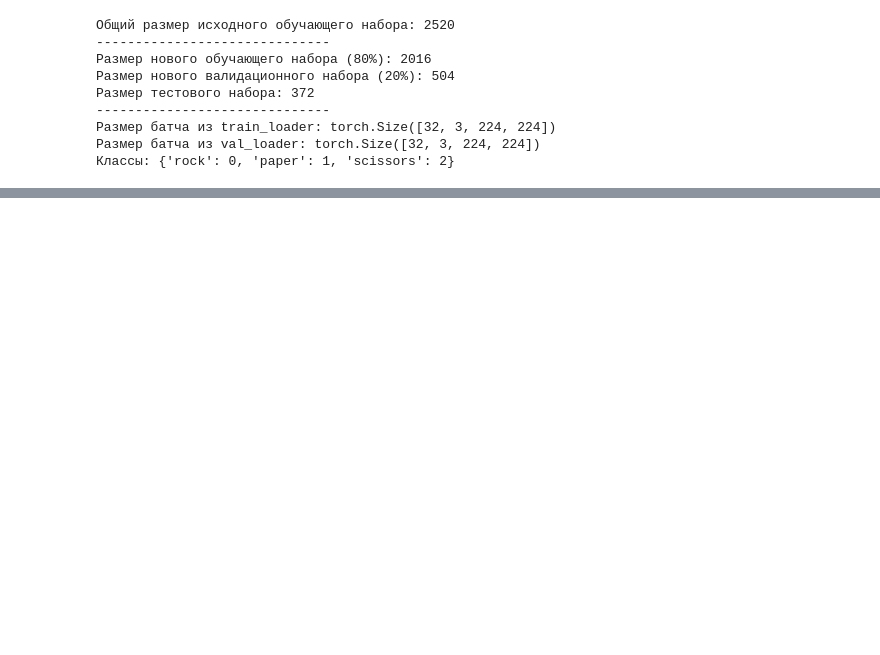
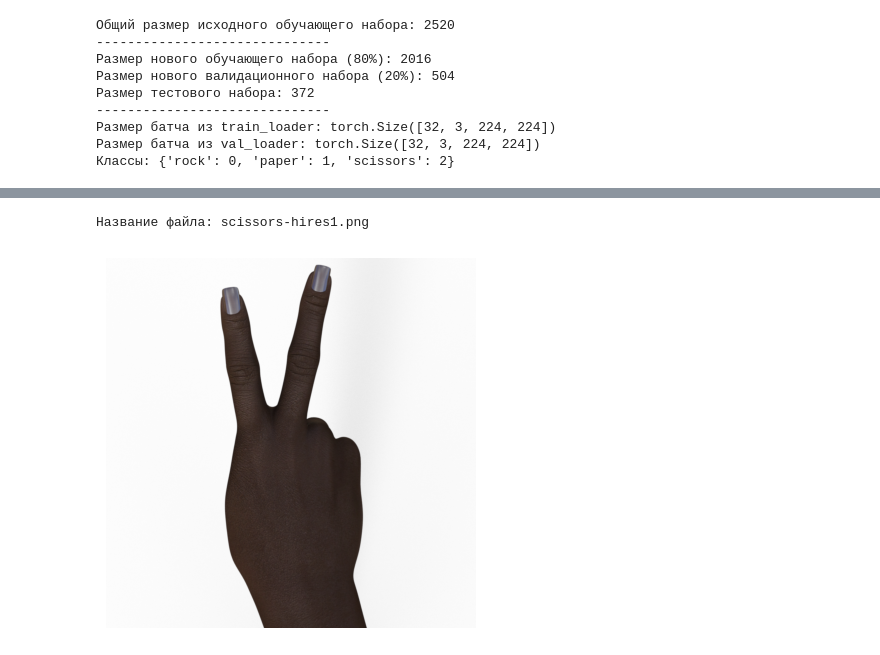
Before and after one commit to BardRimon/Study, a Jupyter notebook: CV/HW2_ImageClassification.ipynb, the cells around one changed output, grey strips where cells are left out. Saved outputs shown, nothing was run; the diff lists cells and outputs as text; code cells hidden in the pictures; blank space fills up the shorter version.

```diff
--- a/CV/HW2_ImageClassification.ipynb
+++ b/CV/HW2_ImageClassification.ipynb
@@ -383,3 +444,29 @@ print(f"Классы: {full_train_dataset.class_to_idx}")
+# %%
+from PIL import Image
+import matplotlib.pyplot as plt
+import os
+
+image_path = '/kaggle/input/rock-paper-scissors-dataset/Rock-Paper-Scissors/validation/scissors-hires1.png'
+
+# Открываем изображение
+try:
+    img = Image.open(image_path)
+
+    # Выводим название файла
+    print(f"Название файла: {os.path.basename(image_path)}")
+
+    # Отображаем изображение
+    plt.imshow(img)
+    plt.axis('off') # Отключаем оси
+    plt.show()
+
+except FileNotFoundError:
+    print(f"Ошибка: Файл не найден по пути {image_path}")
+except Exception as e:
+    print(f"Произошла ошибка при открытии или отображении изображения: {e}")
+# %% [output]
+Название файла: scissors-hires1.png
+[figure, added]
 # %%
 import torch
 import torch.nn as nn
```
Also changed, not shown: parts of 13 cells of this notebook.
